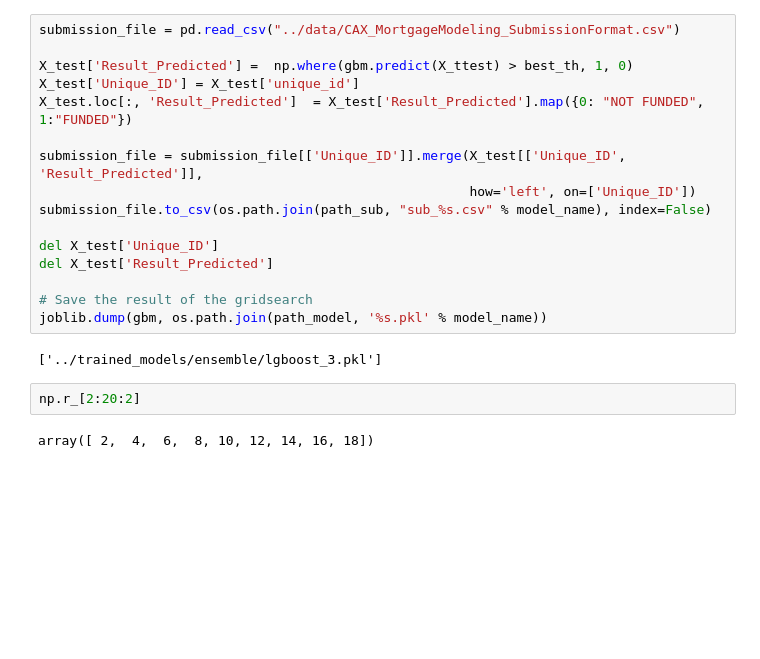
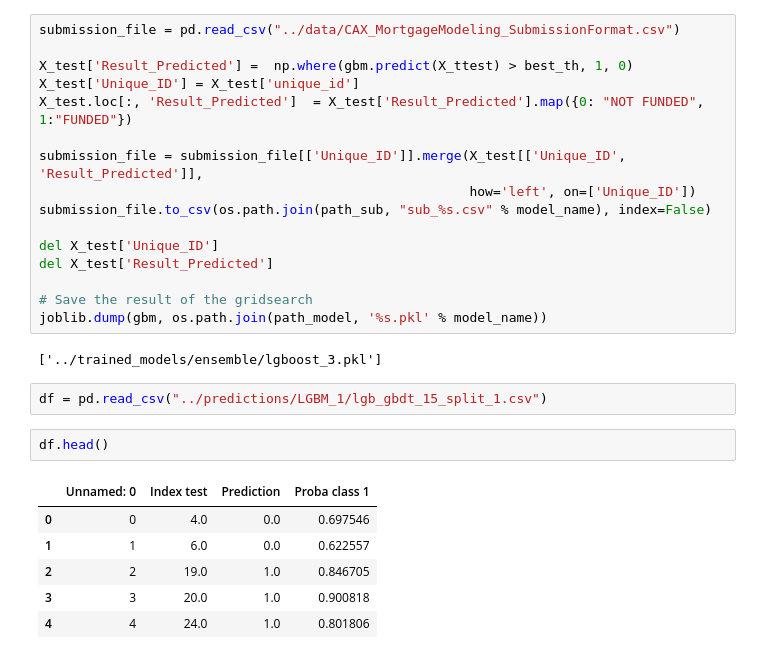
Before and after one commit to Durzot/DA_crowd_analytix, a Jupyter notebook: mortgage/notebook/Mortgage_2.ipynb, the cells around one changed output. Drawn from its saved outputs; the diff is of its cells as text; blank space fills up the shorter version.

```diff
--- a/mortgage/notebook/Mortgage_2.ipynb
+++ b/mortgage/notebook/Mortgage_2.ipynb
@@ -1621,7 +1622,14 @@ del X_test['Result_Predicted']
 joblib.dump(gbm, os.path.join(path_model, '%s.pkl' % model_name))
 # %% [output]
 ['../trained_models/ensemble/lgboost_3.pkl']
-# %%
-np.r_[2:20:2]
-# %% [output]
-array([ 2,  4,  6,  8, 10, 12, 14, 16, 18])
+# %%
+df = pd.read_csv("../predictions/LGBM_1/lgb_gbdt_15_split_1.csv")
+# %%
+df.head()
+# %% [output]
+|  | Unnamed: 0 | Index test | Prediction | Proba class 1 |
+| 0 | 0 | 4.0 | 0.0 | 0.697546 |
+| 1 | 1 | 6.0 | 0.0 | 0.622557 |
+| 2 | 2 | 19.0 | 1.0 | 0.846705 |
+| 3 | 3 | 20.0 | 1.0 | 0.900818 |
+| 4 | 4 | 24.0 | 1.0 | 0.801806 |
```
Also changed, not shown: parts of 24 cells of this notebook, 6 other files.
